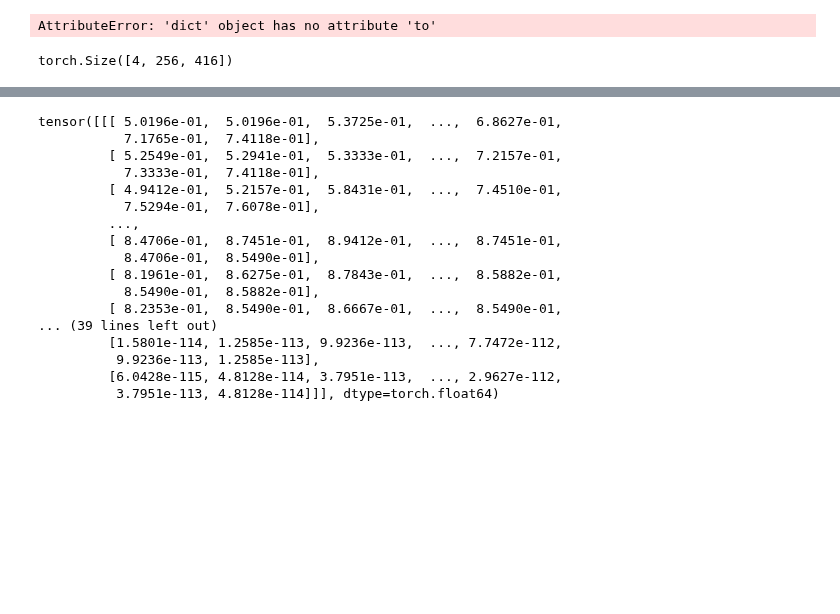
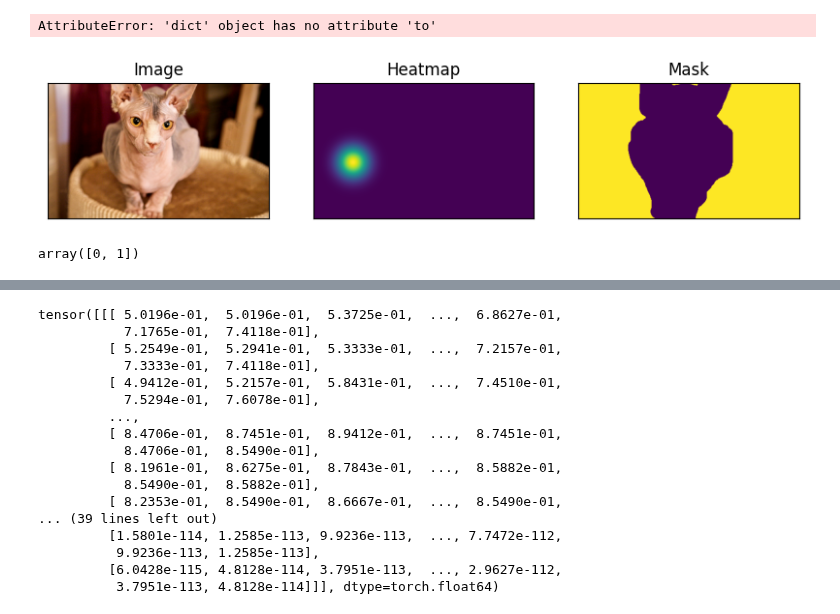
Before and after one commit to G30rg3ab/Computer-Vision-Project, a Jupyter notebook: playground.ipynb, the cells around one changed output, grey strips where cells are left out. Drawn from its saved outputs; the diff is of its cells as text; code cells hidden in the pictures; blank space fills up the shorter version.

```diff
--- a/playground.ipynb
+++ b/playground.ipynb
@@ -177,7 +177,7 @@ train_augmentation = preprocessing.get_training_augmentation()
 preprocessing_fn = preprocessing.get_preprocessing()
 val_augmentation = preprocessing.get_validation_augmentation()
 
-train_dataset = PointDataset(x_train_fps[:5], y_train_fps[:5], augmentation=train_augmentation, preprocessing=preprocessing_fn)
+train_dataset = PointDataset(x_train_fps[:5], y_train_fps[:5], augmentation=train_augmentation, preprocessing=preprocessing_fn, concat_heatmap=False)
 val_dataset  = PointDataset(x_val_fps, y_val_fps, augmentation=val_augmentation, preprocessing=preprocessing_fn)
 
 train_loader = DataLoader(train_dataset,batch_size= 8,num_workers=4,pin_memory=True,shuffle=True)
@@ -187,4 +183,0 @@ image, mask = val_dataset[1]
-# %%
-image.shape
-# %% [output]
-torch.Size([4, 256, 416])
@@ -192,0 +187,13 @@ unet_model = UNET(4, 3)
+# %%
+from segmentation.show import *
+image, mask, heatmap = train_dataset[1]
+heatmap = heatmap.numpy()
+
+
+visualise_data(image = image, heatmap = heatmap, mask = mask)
+# %% [output]
+[figure, added]
+# %%
+np.unique(mask)
+# %% [output]
+array([0, 1])
```
Also changed, not shown: parts of 4 cells of this notebook, 1 other file.
